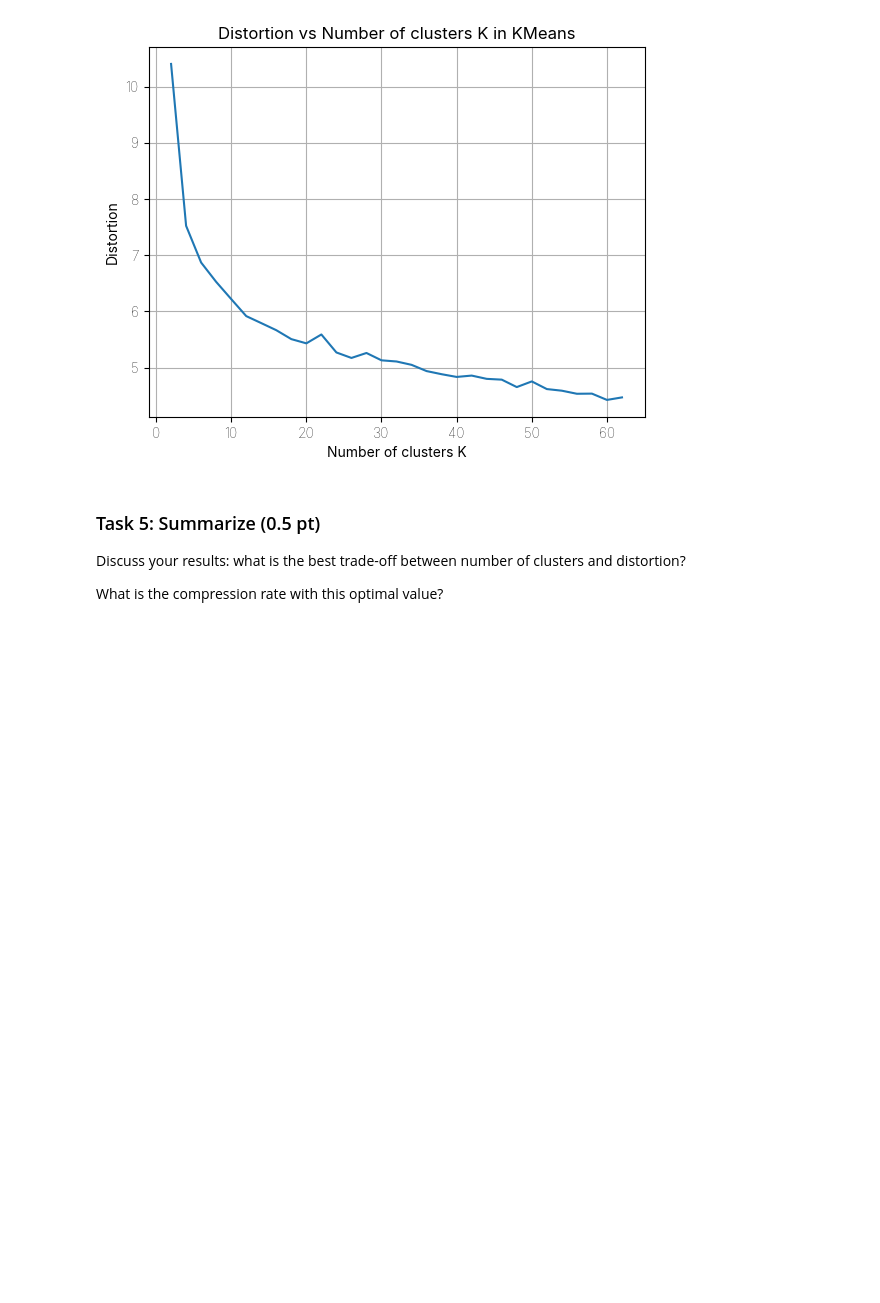
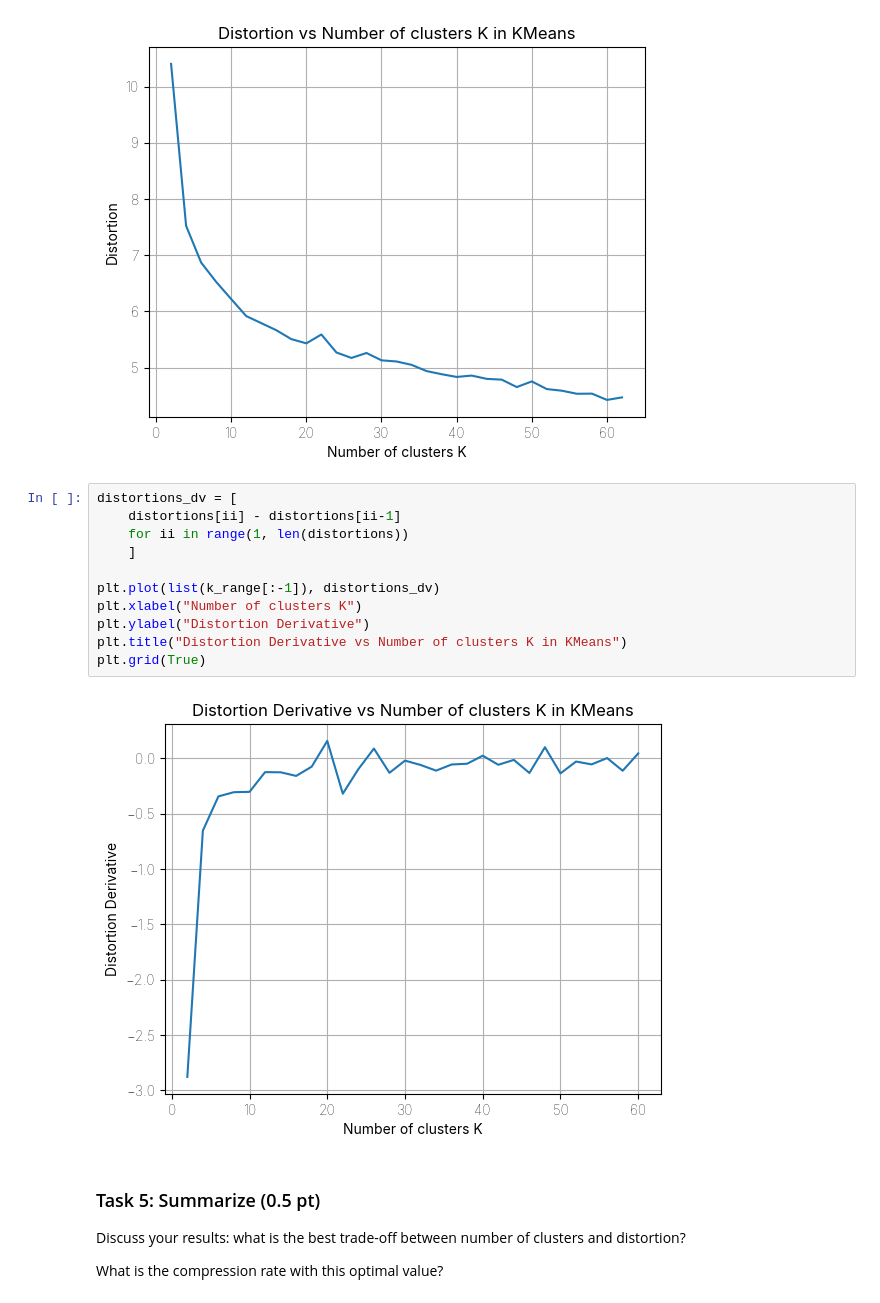
Before and after one commit to nuinashco/LinearAlgebra-UCU, a Jupyter notebook: hw1/task1-image compression.ipynb, the cells around one changed output. Saved outputs shown, nothing was run; the diff lists cells and outputs as text; blank space fills up the shorter version.

Commit message:
add distortions dv chart

```diff
--- a/hw1/task1-image compression.ipynb
+++ b/hw1/task1-image compression.ipynb
@@ -272,6 +272,19 @@ plt.grid(True)
 # ========== YOUR CODE ENDS HERE ========== #
 # %% [output]
 [figure]
+# %%
+distortions_dv = [
+    distortions[ii] - distortions[ii-1]
+    for ii in range(1, len(distortions))
+    ]
+
+plt.plot(list(k_range[:-1]), distortions_dv)
+plt.xlabel("Number of clusters K")
+plt.ylabel("Distortion Derivative")
+plt.title("Distortion Derivative vs Number of clusters K in KMeans")
+plt.grid(True)
+# %% [output]
+[figure, added]
 # %% [markdown]
 ### Task 5: Summarize (0.5 pt)
 
```
